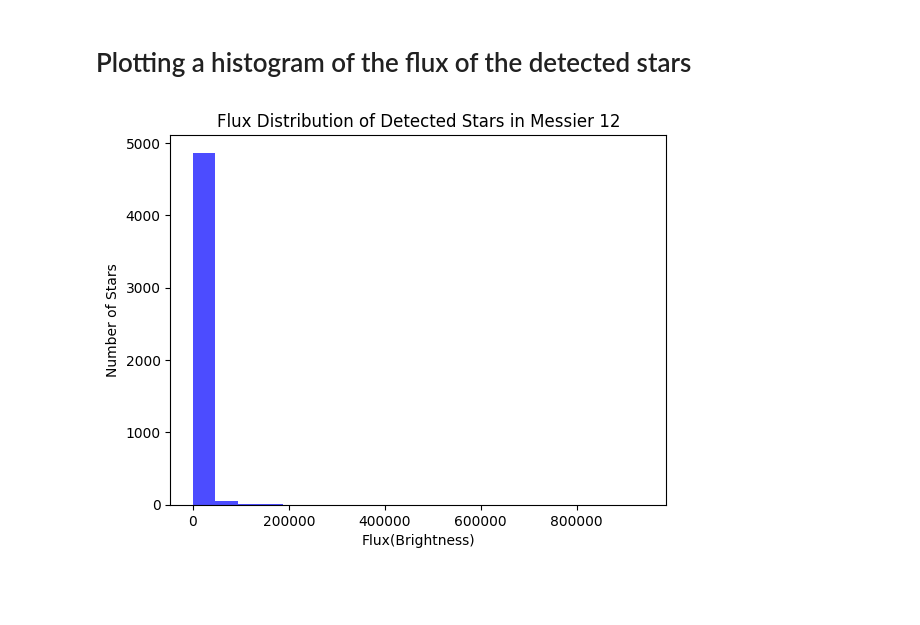
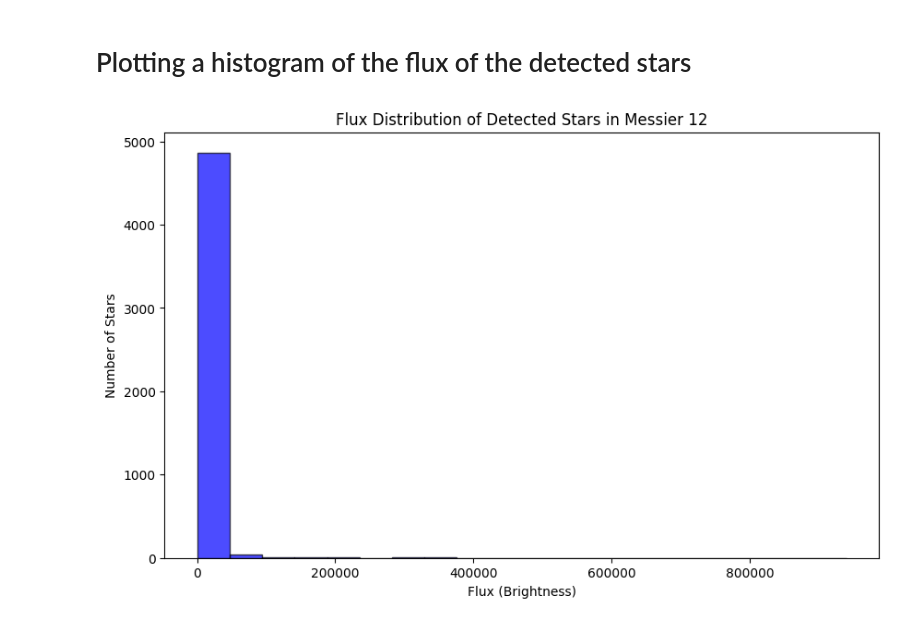
Before and after one commit to arsanjeevk/M12_Globular_Cluster, a Jupyter notebook: notebooks/analysis.ipynb, the cells around one changed output. Cells and saved outputs as stored; diff of their text form; code cells hidden in the pictures; blank space fills up the shorter version.

```diff
--- a/notebooks/analysis.ipynb
+++ b/notebooks/analysis.ipynb
@@ -166,12 +162,17 @@ WARNING: AstropyDeprecationWarning: The column name 'ycentroid' was deprecated i
 # %% [markdown]
 # Plotting a histogram of the flux of the detected stars
 # %%
-# Extracting the flux values of the detected sources
+# Extracting the flux values of the detected sources and plotting a histogram to visualize the distribution of fluxes among the detected stars
 fluxes = stars['flux']
-plt.hist(fluxes, bins=20, color='blue', alpha=0.7)
-plt.xlabel('Flux(Brightness)')
+
+# Create histogram
+plt.figure(figsize=(10,6))
+plt.hist(fluxes,bins=20,color='blue',edgecolor='black',alpha=0.7)
+
+# Labels and title
+plt.xlabel('Flux (Brightness)')
 plt.ylabel('Number of Stars')
 plt.title('Flux Distribution of Detected Stars in Messier 12')
 plt.show()
 # %% [output]
-[figure, old version]
+[figure, new version]
```
Also changed, not shown: parts of 4 cells of this notebook.
